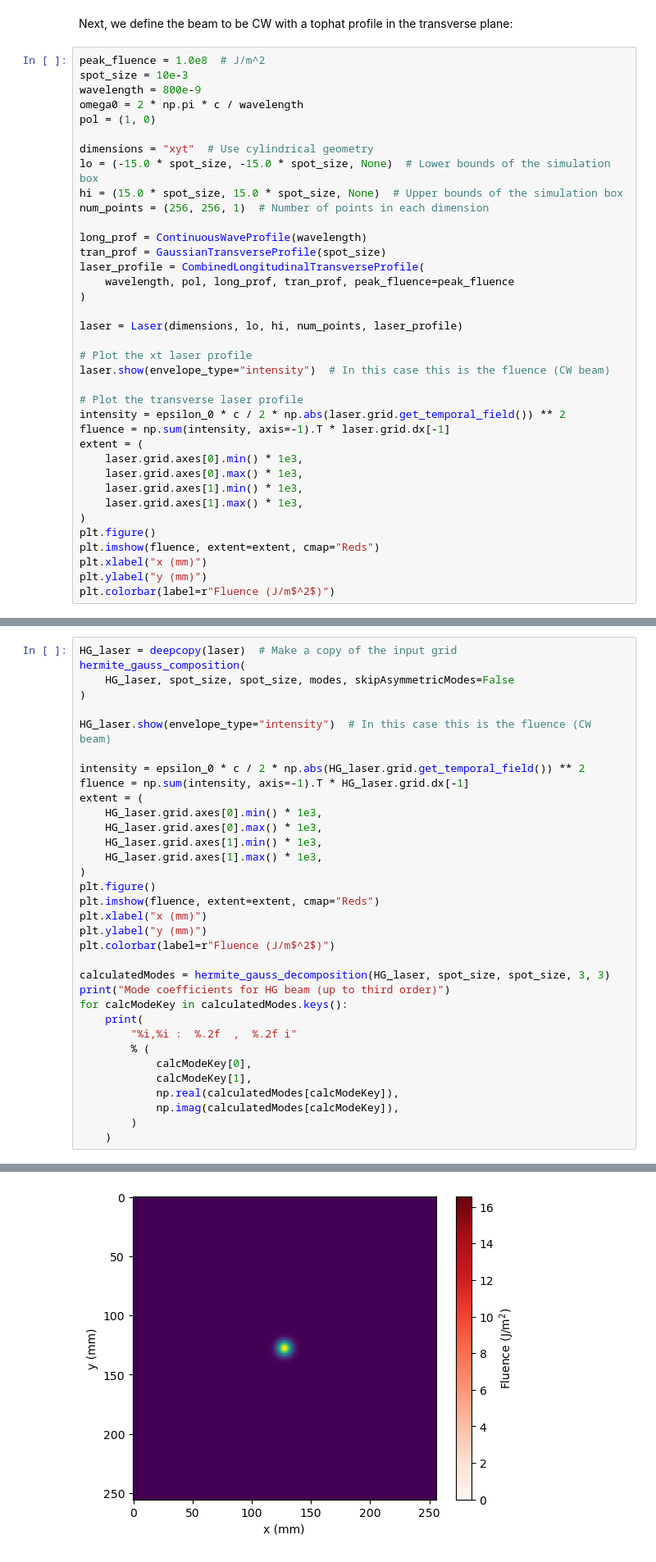
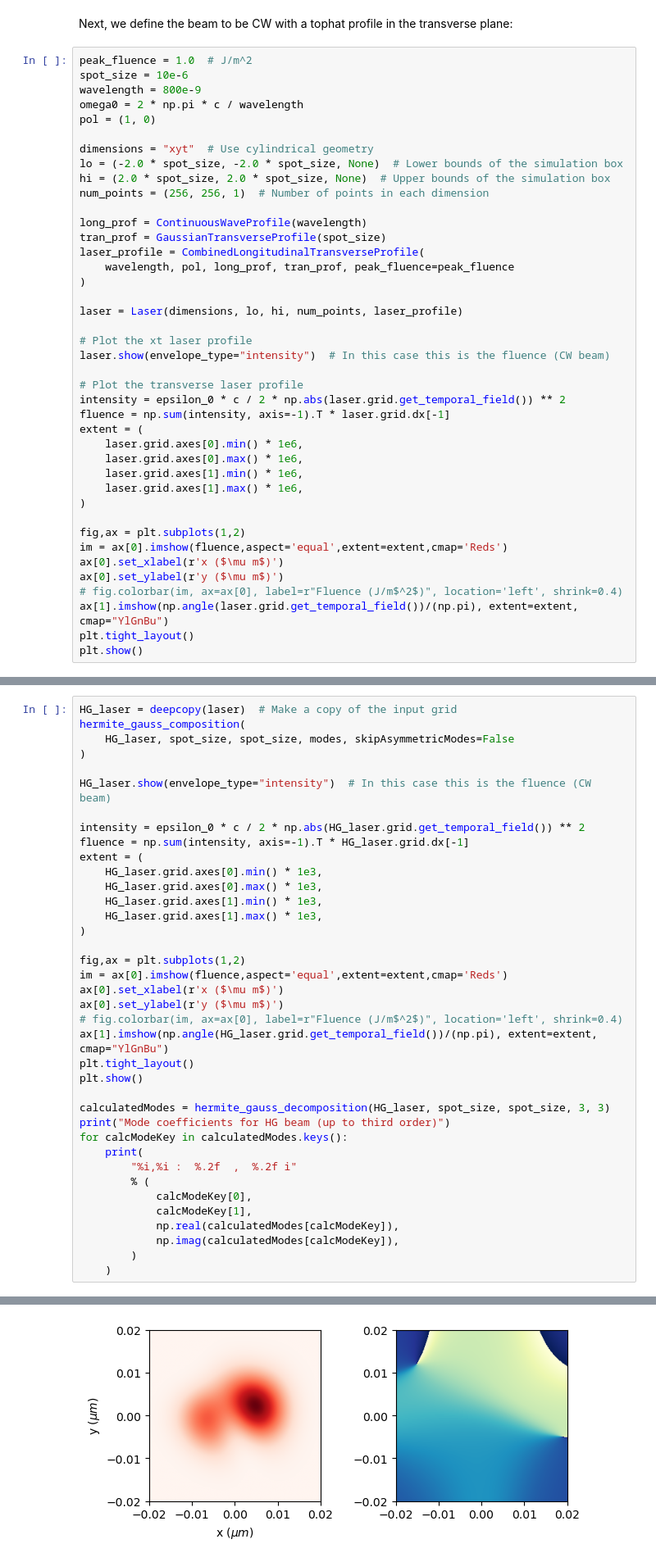
Before and after one commit to LASY-org/lasy, a Jupyter notebook: docs/source/tutorials/gerchberg_saxton_retrieval.ipynb, the cells around one changed output, grey strips where cells are left out. Shown: that part at 82% size. Cells and saved outputs as stored; diff of their text form.

```diff
--- a/docs/source/tutorials/gerchberg_saxton_retrieval.ipynb
+++ b/docs/source/tutorials/gerchberg_saxton_retrieval.ipynb
@@ -24,15 +24,15 @@ from lasy.utils.phase_retrieval import GerchbergSaxton
 # %% [markdown]
 Next, we define the beam to be CW with a tophat profile in the transverse plane:
 # %%
-peak_fluence = 1.0e8  # J/m^2
-spot_size = 10e-3
+peak_fluence = 1.0  # J/m^2
+spot_size = 10e-6
 wavelength = 800e-9
 omega0 = 2 * np.pi * c / wavelength
 pol = (1, 0)
 
 dimensions = "xyt"  # Use cylindrical geometry
-lo = (-15.0 * spot_size, -15.0 * spot_size, None)  # Lower bounds of the simulation box
-hi = (15.0 * spot_size, 15.0 * spot_size, None)  # Upper bounds of the simulation box
+lo = (-2.0 * spot_size, -2.0 * spot_size, None)  # Lower bounds of the simulation box
+hi = (2.0 * spot_size, 2.0 * spot_size, None)  # Upper bounds of the simulation box
 num_points = (256, 256, 1)  # Number of points in each dimension
 
 long_prof = ContinuousWaveProfile(wavelength)
@@ -50,14 +50,18 @@ laser.show(envelope_type="intensity")  # In this case this is the fluence (CW be
 intensity = epsilon_0 * c / 2 * np.abs(laser.grid.get_temporal_field()) ** 2
 fluence = np.sum(intensity, axis=-1).T * laser.grid.dx[-1]
 extent = (
-    laser.grid.axes[0].min() * 1e3,
-    laser.grid.axes[0].max() * 1e3,
-    laser.grid.axes[1].min() * 1e3,
-    laser.grid.axes[1].max() * 1e3,
+    laser.grid.axes[0].min() * 1e6,
+    laser.grid.axes[0].max() * 1e6,
+    laser.grid.axes[1].min() * 1e6,
+    laser.grid.axes[1].max() * 1e6,
 )
-plt.figure()
-plt.imshow(fluence, extent=extent, cmap="Reds")
-plt.xlabel("x (mm)")
-plt.ylabel("y (mm)")
-plt.colorbar(label=r"Fluence (J/m$^2$)")
+
+fig,ax = plt.subplots(1,2)
+im = ax[0].imshow(fluence,aspect='equal',extent=extent,cmap='Reds')
+ax[0].set_xlabel(r'x ($\mu m$)')
+ax[0].set_ylabel(r'y ($\mu m$)')
+# fig.colorbar(im, ax=ax[0], label=r"Fluence (J/m$^2$)", location='left', shrink=0.4)
+ax[1].imshow(np.angle(laser.grid.get_temporal_field())/(np.pi), extent=extent, cmap="YlGnBu")
+plt.tight_layout()
+plt.show()
 # %% [output]
@@ -87,11 +90,15 @@ extent = (
     HG_laser.grid.axes[1].min() * 1e3,
     HG_laser.grid.axes[1].max() * 1e3,
 )
-plt.figure()
-plt.imshow(fluence, extent=extent, cmap="Reds")
-plt.xlabel("x (mm)")
-plt.ylabel("y (mm)")
-plt.colorbar(label=r"Fluence (J/m$^2$)")
+
+fig,ax = plt.subplots(1,2)
+im = ax[0].imshow(fluence,aspect='equal',extent=extent,cmap='Reds')
+ax[0].set_xlabel(r'x ($\mu m$)')
+ax[0].set_ylabel(r'y ($\mu m$)')
+# fig.colorbar(im, ax=ax[0], label=r"Fluence (J/m$^2$)", location='left', shrink=0.4)
+ax[1].imshow(np.angle(HG_laser.grid.get_temporal_field())/(np.pi), extent=extent, cmap="YlGnBu")
+plt.tight_layout()
+plt.show()
 
 calculatedModes = hermite_gauss_decomposition(HG_laser, spot_size, spot_size, 3, 3)
 print("Mode coefficients for HG beam (up to third order)")
@@ -110 +117 @@ for calcModeKey in calculatedModes.keys():
-[figure, old version]
+[figure, new version]
```
Also changed, not shown: parts of 5 cells of this notebook, 2 other files.
